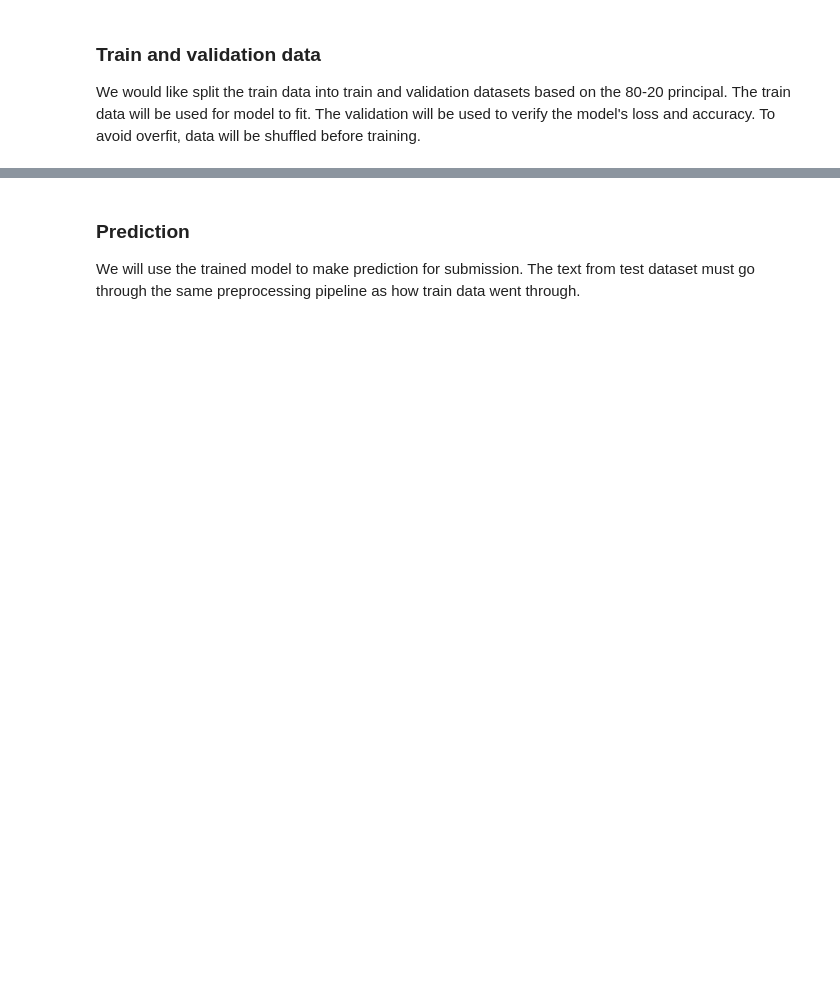
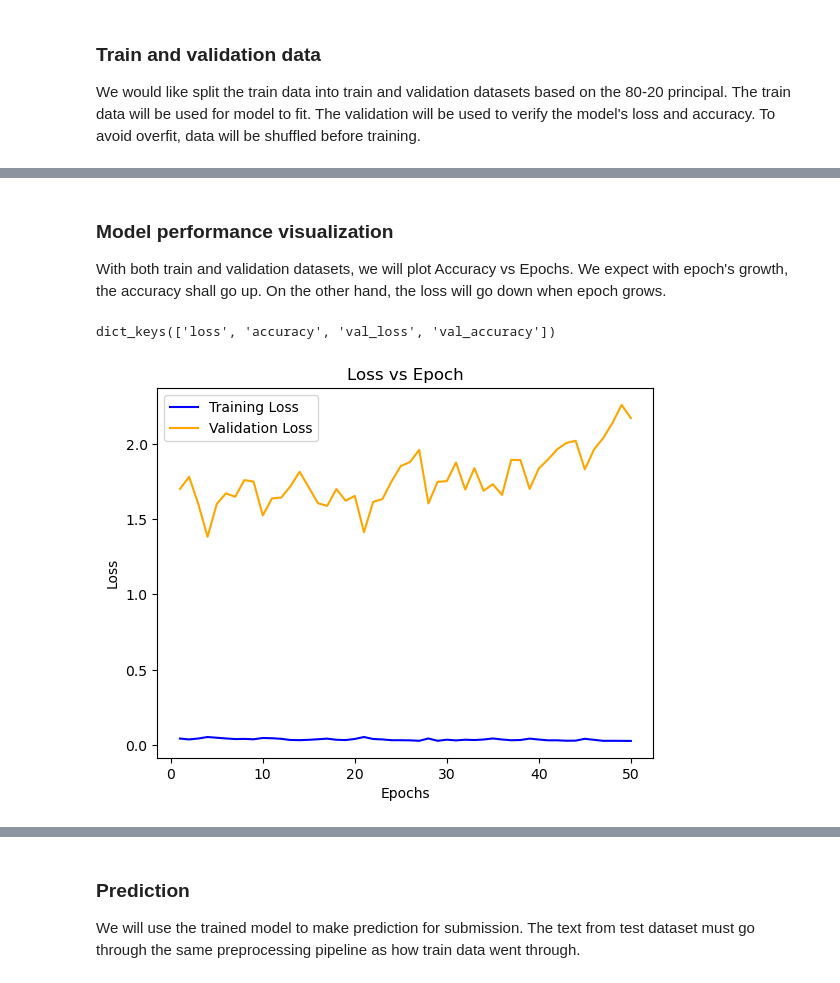
Before and after one commit to aaronliruns/nlp-w-disaster-tweets-lstm, a Jupyter notebook: nlp-w-disaster-tweets-lstm.ipynb, the cells around one changed output, grey strips where cells are left out. Cells and saved outputs as stored; diff of their text form; code cells hidden in the pictures; blank space fills up the shorter version.

```diff
--- a/nlp-w-disaster-tweets-lstm.ipynb
+++ b/nlp-w-disaster-tweets-lstm.ipynb
@@ -146,0 +184,23 @@ LSTM will be used for this NLP problem: the first layer is the Embedded layer th
+# %%
+vocab_size= 20000
+max_len= 15
+model1 = tf.keras.Sequential([
+    vectorize_layer,
+    tf.keras.layers.Embedding(input_dim= vocab_size+1,output_dim=max_len,mask_zero=True),
+    tf.keras.layers.Bidirectional(tf.keras.layers.LSTM(64, activation='tanh',return_sequences=True)),
+    tf.keras.layers.Dense(64,activation='relu'),
+    tf.keras.layers.Dense(128,activation='relu'),
+    tf.keras.layers.Dense(128,activation='relu'),
+    tf.keras.layers.Dense(64,activation='relu'),
+    tf.keras.layers.LSTM(64,return_sequences=True),
+    tf.keras.layers.Dense(64,activation='relu'),
+    tf.keras.layers.LSTM(32),
+    tf.keras.layers.Dense(32,activation='relu'),
+    tf.keras.layers.Dense(16,activation='relu'),
+    tf.keras.layers.Dense(1,activation='sigmoid')
+    ])
+# %%
+model1.compile(loss='binary_crossentropy',optimizer='adam',metrics=['accuracy'])
+# %%
+history1 = model1.fit(train_data, epochs=50,
+                    validation_data= val_data)
@@ -146,0 +225,25 @@ LSTM will be used for this NLP problem: the first layer is the Embedded layer th
+# %% [markdown]
+### Model performance visualization
+With both train and validation datasets, we will plot Accuracy vs Epochs. We expect with epoch's growth, the accuracy shall go up. On the other hand, the loss will go down when epoch grows.
+# %%
+history_dict1 = history1.history
+history_dict1.keys()
+# %% [output]
+dict_keys(['loss', 'accuracy', 'val_loss', 'val_accuracy'])
+# %%
+acc1      = history_dict1['accuracy']
+val_accuracy1 = history_dict1['val_accuracy']
+loss1     = history_dict1['loss']
+val_loss1 = history_dict1['val_loss']
+
+epochs1 = range(1, len(acc1) + 1)
+
+plt.plot(epochs1, loss1, 'blue', label='Training Loss')
+plt.plot(epochs1, val_loss1, 'orange', label='Validation Loss')
+plt.title('Loss vs Epoch')
+plt.xlabel('Epochs')
+plt.ylabel('Loss')
+plt.legend()
+plt.show()
+# %% [output]
+[figure, added]
```
Also changed, not shown: parts of 44 cells of this notebook, 1 other file.
